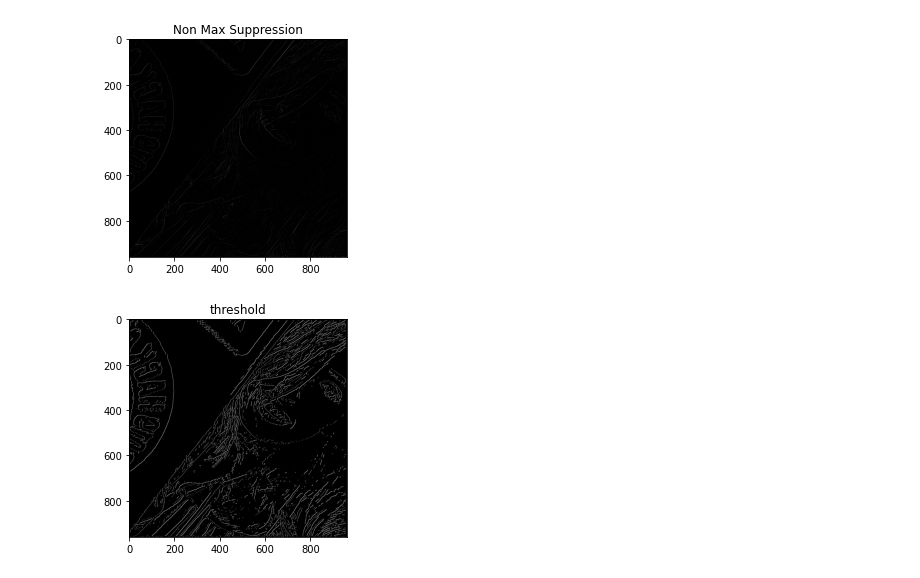
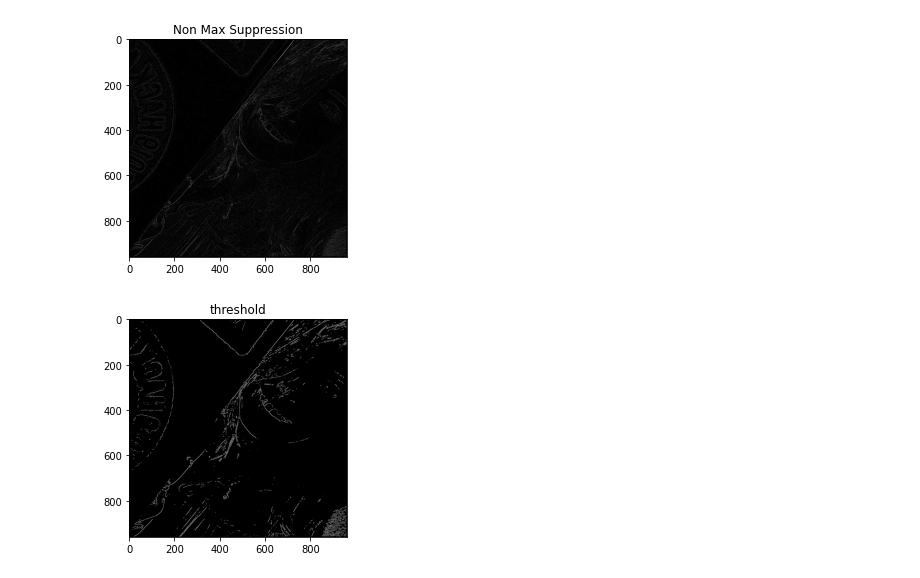
Before and after one commit to mernaadell/Computer-Vision, a Jupyter notebook: Canny_Edge_Detection.ipynb, the cells around one changed output. Cells and saved outputs as stored; diff of their text form; code cells hidden in the pictures.

```diff
--- a/Canny_Edge_Detection.ipynb
+++ b/Canny_Edge_Detection.ipynb
@@ -106,6 +103,6 @@ def convolution(image, kernel,average=False):
 # %%
 def gaussian_blur(image, kernel_size):
-    kernel = gaussian_kernel(kernel_size, sigma=2)
+    kernel = gaussian_kernel(kernel_size, sigma=1)
     return convolution(image, kernel, average=True)
 # %%
 img2=gaussian_blur(img,9)
@@ -323,5 +320,5 @@ def hysteresis(image, weak):
 
 filter = np.array([[-1, 0, 1], [-2, 0, 2], [-1, 0, 1]])
 
-gradient_magnitude, gradient_direction = sobel_edge_detection(img2, filter, verbose=True)
+gradient_magnitude, gradient_direction = sobel_edge_detection(img2, filter)
 # %% [output]
@@ -341,9 +340,9 @@ Output Image size : (960, 960)
 # %%
 
 
-new_image = threshold(new_image, 5, 60, 30)
+new_image = threshold(new_image, 20, 150, 30)
 # %% [output]
-[figure, old version]
+[figure, new version]
 # %%
 new_image = hysteresis(new_image, 60)
 plt.imshow(new_image, cmap='gray')
```
Also changed, not shown: parts of 5 cells of this notebook.
